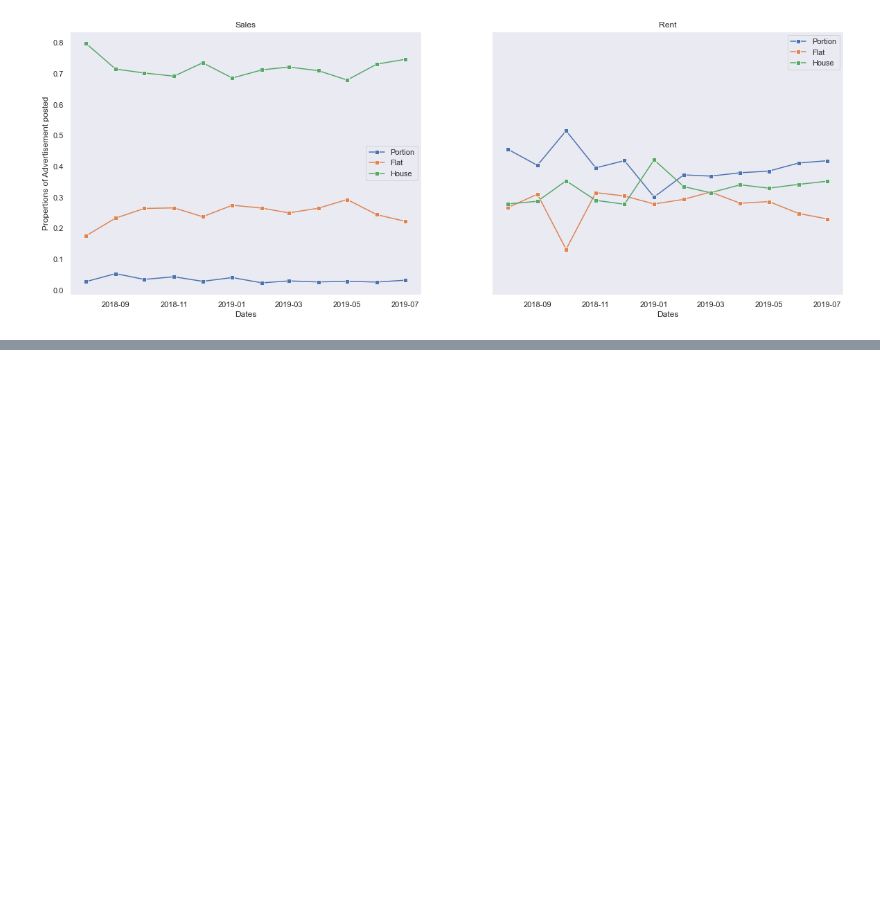
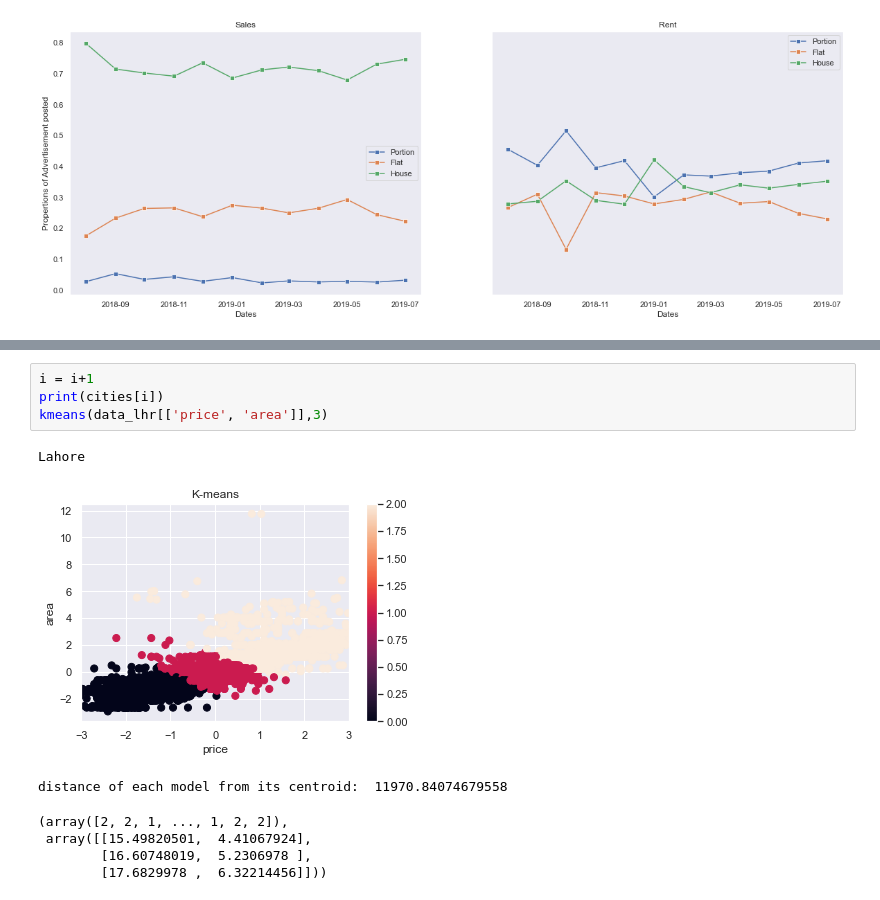
Before and after one commit to Faraz126/Zameen-Data-exploratory-Analysis, a Jupyter notebook: complete.ipynb, the cells around one changed output, grey strips where cells are left out. Cells and saved outputs as stored; diff of their text form; blank space fills up the shorter version.

```diff
--- a/complete.ipynb
+++ b/complete.ipynb
@@ -649,0 +723,12 @@ plt.show()
+# %%
+i = i+1
+print(cities[i])
+kmeans(data_lhr[['price', 'area']],3)
+# %% [output]
+Lahore
+[figure, added]
+distance of each model from its centroid:  11970.84074679558
+(array([2, 2, 1, ..., 1, 2, 2]),
+ array([[15.49820501,  4.41067924],
+        [16.60748019,  5.2306978 ],
+        [17.6829978 ,  6.32214456]]))
```
Also changed, not shown: parts of 44 cells of this notebook, 1 other file.
